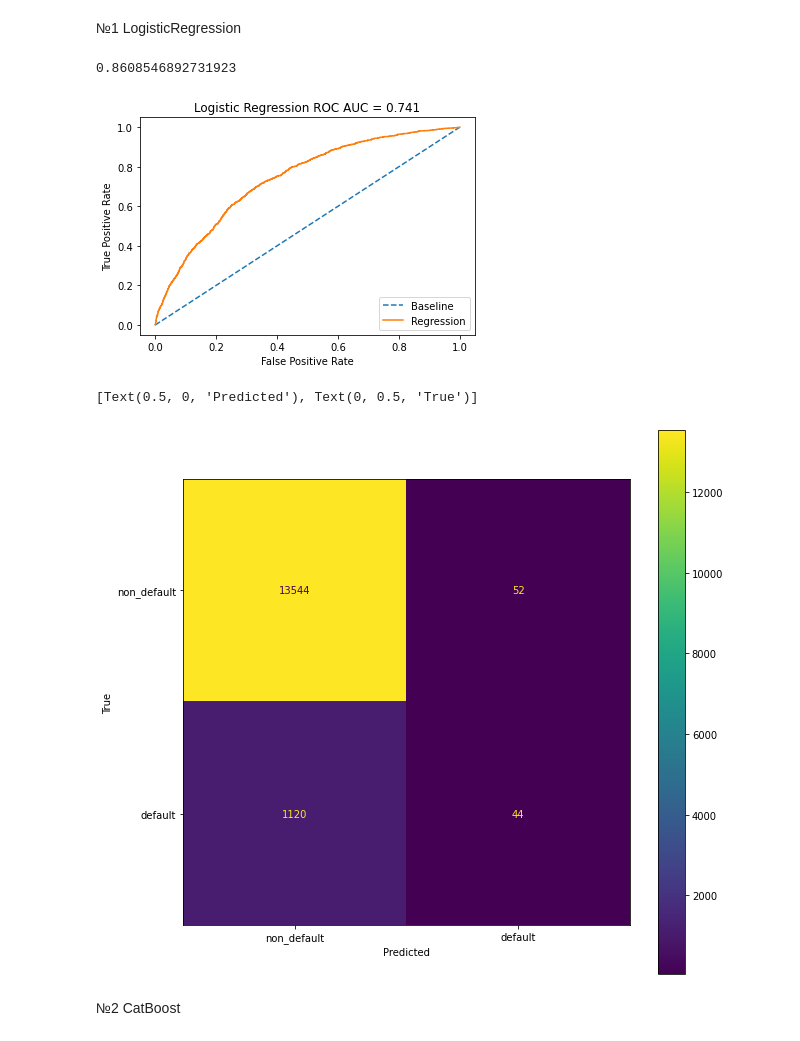
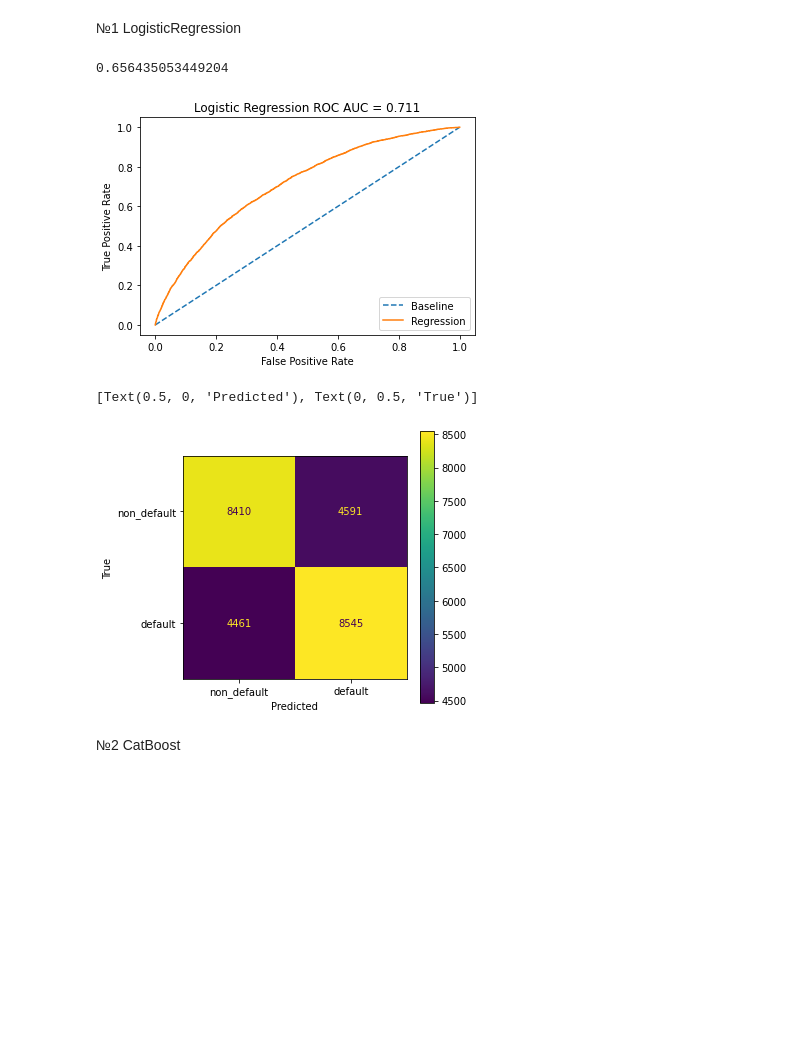
Before and after one commit to PrusRoman/skillfactory_rds, a Jupyter notebook: project_4_Credit_Scoring/sf_Credit_Scoring.ipynb, the cells around one changed output. Cells and saved outputs as stored; diff of their text form; code cells hidden in the pictures; blank space fills up the shorter version.

```diff
--- a/project_4_Credit_Scoring/sf_Credit_Scoring.ipynb
+++ b/project_4_Credit_Scoring/sf_Credit_Scoring.ipynb
@@ -390,5 +390,5 @@ default_cli = train[train['default']==1]
 
 default_new = int(len(cli)/len(default_cli))
 for i in range(default_new):
-    df_train = df_train.append(ones).reset_index(drop=True)
+    train = train.append(default_cli).reset_index(drop=True)
 # %%
@@ -405,39 +405,39 @@ Should be better
 split data
 # %%
 test = test.drop(['Train','default'], axis=1)
-
 X = train.drop('default', axis=1).values
 y = train['default'].values
 
-X_train, X_test, y_train, y_test = train_test_split(X, y, test_size=0.2, random_state=42,shuffle=False)
+X_train, X_test, y_train, y_test = train_test_split(X, y, test_size=0.2,
+                                                    random_state=42, shuffle=True)
 # %% [markdown]
 №1 LogisticRegression
 # %%
-#best ROC AUC 0.741
+# best ROC AUC 0.711
 clf = LogisticRegression(C=1, class_weight=None, dual=False,
                     fit_intercept=True, intercept_scaling=1, l1_ratio=None,
-                    max_iter=100, multi_class='auto', n_jobs=None, penalty='l1',
+                    max_iter=100, multi_class='auto', n_jobs=None, penalty= 'l1',
                     random_state=None, solver= 'liblinear', tol=0.0001, verbose=0,
                     warm_start=False).fit(X_train, y_train)
 print(clf.score(X_train, y_train))
 show_roc_curve(clf, X_test, y_test)
 # %% [output]
-0.8608546892731923
+0.656435053449204
-[figure, old version]
+[figure, new version]
 # %%
 y_pred = clf.predict(X_test)
 
 
 predictions = clf.predict(X_test)
 cm = confusion_matrix(y_test, predictions, labels=clf.classes_)
 disp = ConfusionMatrixDisplay(confusion_matrix=cm,
                                display_labels=['non_default','default'])
-fig, ax = plt.subplots(figsize=(10,10))
+fig, ax = plt.subplots(figsize=(5,5))
 disp.plot(ax=ax,  values_format = '')
 disp.ax_.set(xlabel='Predicted', ylabel='True')
 # %% [output]
 [Text(0.5, 0, 'Predicted'), Text(0, 0.5, 'True')]
-[figure, old version]
+[figure, new version]
 # %% [markdown]
 №2 CatBoost
 # %%
```
Also changed, not shown: parts of 11 cells of this notebook, 1 other file.
